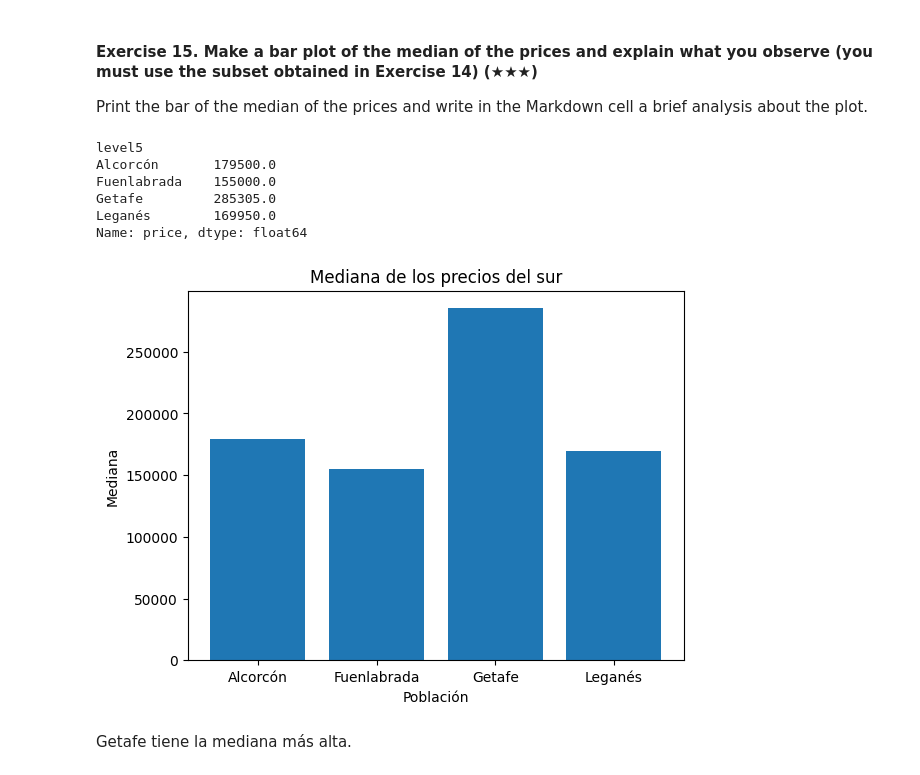
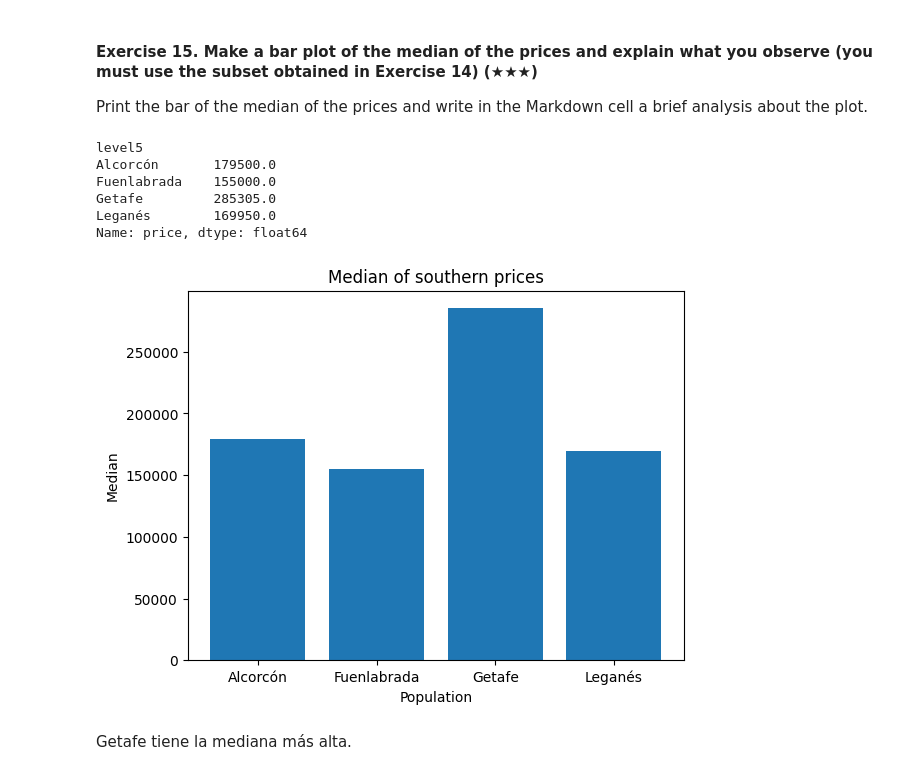
Before and after one commit to 4GeeksAcademy/esanchez-real-state-01, a Jupyter notebook: project.ipynb, the cells around one changed output. Saved outputs shown, nothing was run; the diff lists cells and outputs as text; code cells hidden in the pictures.

```diff
--- a/project.ipynb
+++ b/project.ipynb
@@ -268,20 +276,20 @@ Print the bar of the median of the prices and write in the Markdown cell a brief
 # %%
 median_prices_south = south_belt_df.groupby("level5")["price"].median()
 print(median_prices_south)
 
 plt.bar(median_prices_south.index, median_prices_south.values)
-plt.title("Mediana de los precios del sur")
-plt.xlabel("Población")
-plt.ylabel("Mediana")
+plt.title("Median of southern prices")
+plt.xlabel("Population")
+plt.ylabel("Median")
 plt.show()
 # %% [output]
 level5
 Alcorcón       179500.0
 Fuenlabrada    155000.0
 Getafe         285305.0
 Leganés        169950.0
 Name: price, dtype: float64
-[figure, old version]
+[figure, new version]
 # %% [markdown]
 Getafe tiene la mediana más alta.
 # %% [markdown]
```
Also changed, not shown: parts of 13 cells of this notebook.
